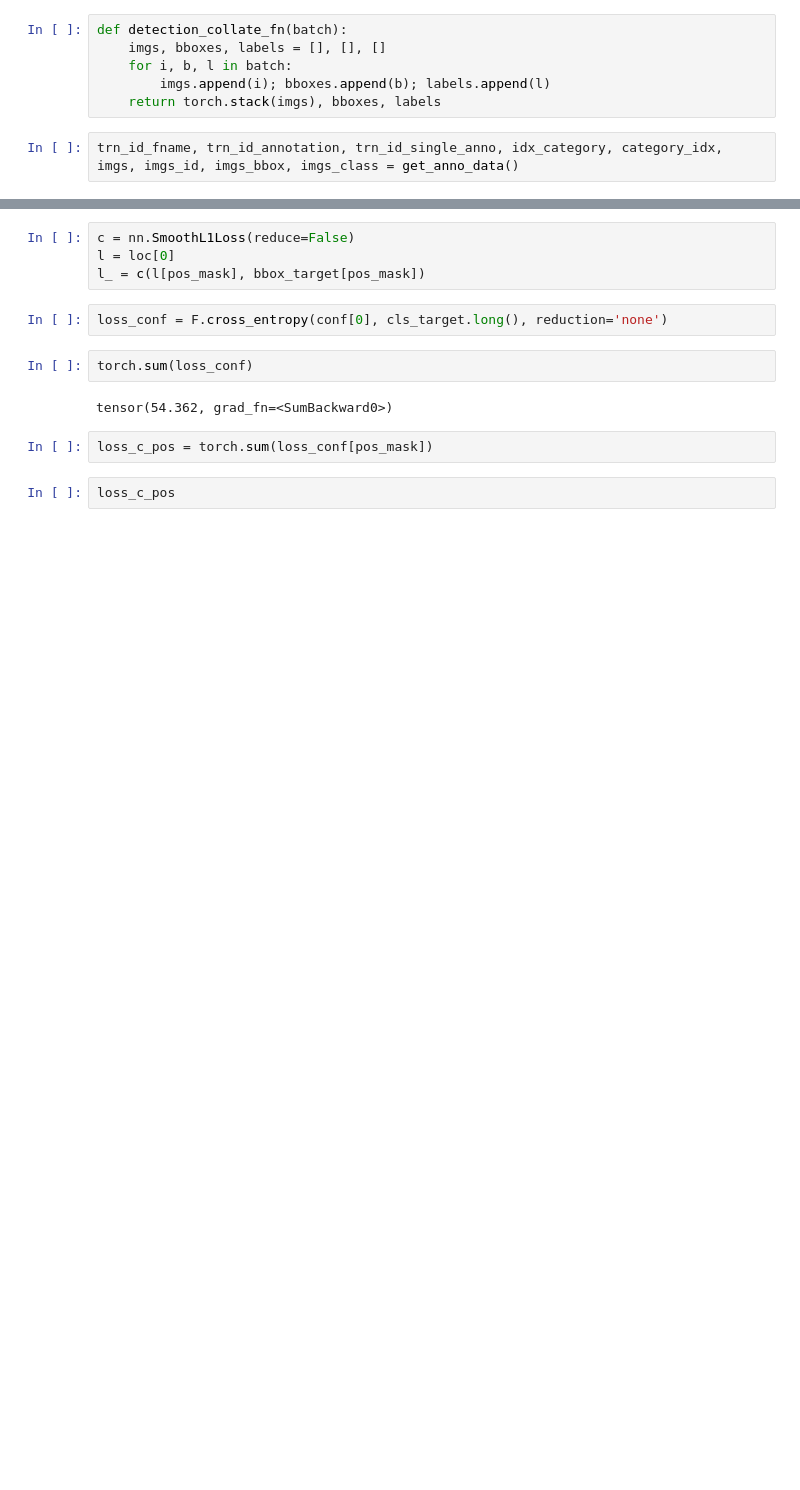
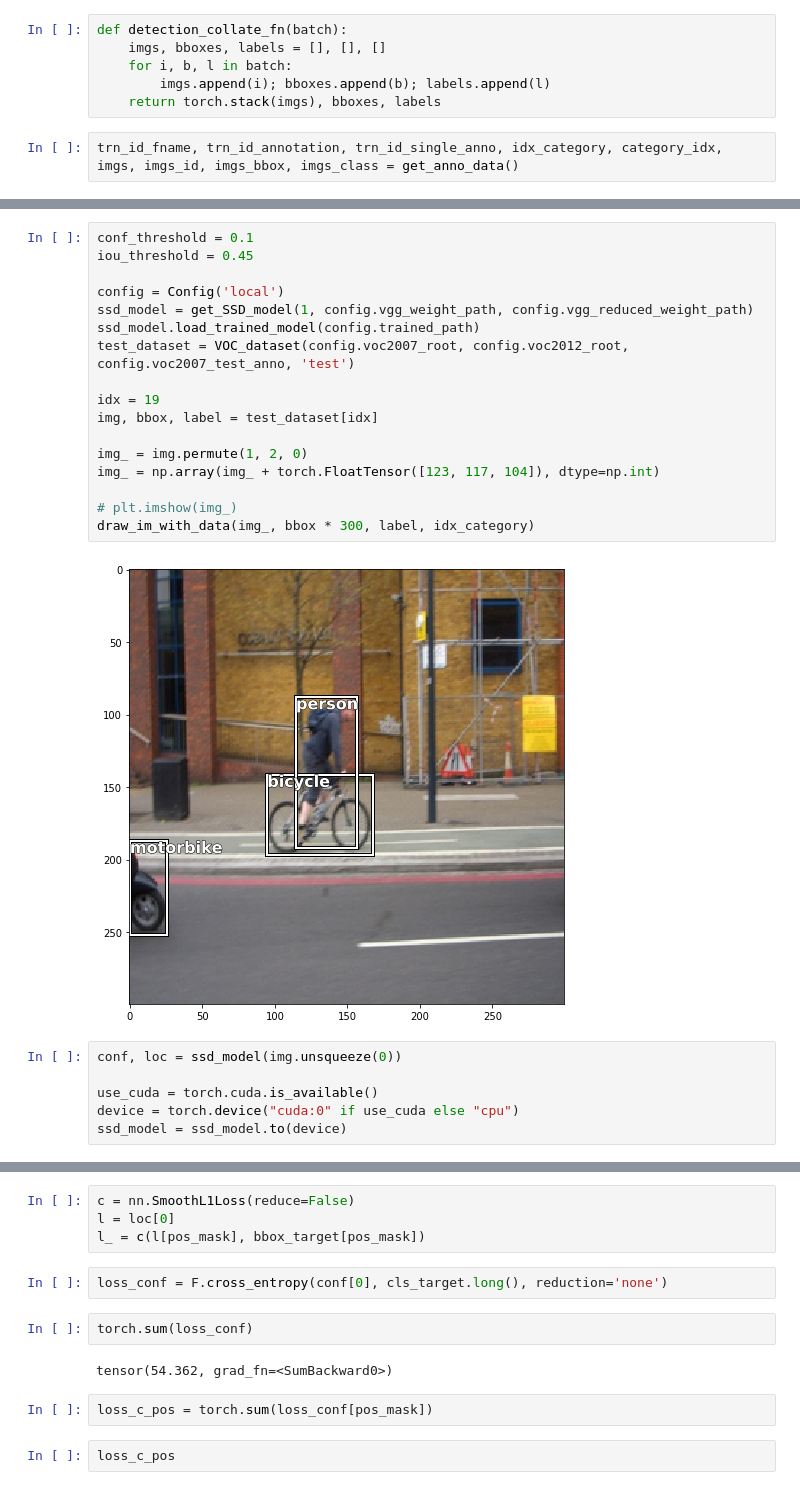
Before and after one commit to kindeQi/PyTorch_SSD, a Jupyter notebook: test_local.ipynb, the cells around one changed output, grey strips where cells are left out. Cells and saved outputs as stored; diff of their text form; blank space fills up the shorter version.

```diff
--- a/test_local.ipynb
+++ b/test_local.ipynb
@@ -42,0 +377,25 @@ trn_dataset = VOC_dataset(config.voc2007_root, config.voc2007_trn_anno)
+# %%
+conf_threshold = 0.1
+iou_threshold = 0.45
+
+config = Config('local')
+ssd_model = get_SSD_model(1, config.vgg_weight_path, config.vgg_reduced_weight_path)
+ssd_model.load_trained_model(config.trained_path)
+test_dataset = VOC_dataset(config.voc2007_root, config.voc2012_root, config.voc2007_test_anno, 'test')
+
+idx = 19
+img, bbox, label = test_dataset[idx]
+
+img_ = img.permute(1, 2, 0)
+img_ = np.array(img_ + torch.FloatTensor([123, 117, 104]), dtype=np.int)
+
+# plt.imshow(img_)
+draw_im_with_data(img_, bbox * 300, label, idx_category)
+# %% [output]
+[figure, added]
+# %%
+conf, loc = ssd_model(img.unsqueeze(0))
+
+use_cuda = torch.cuda.is_available()
+device = torch.device("cuda:0" if use_cuda else "cpu")
+ssd_model = ssd_model.to(device)
```
Also changed, not shown: parts of 42 cells of this notebook, 2 other files.
